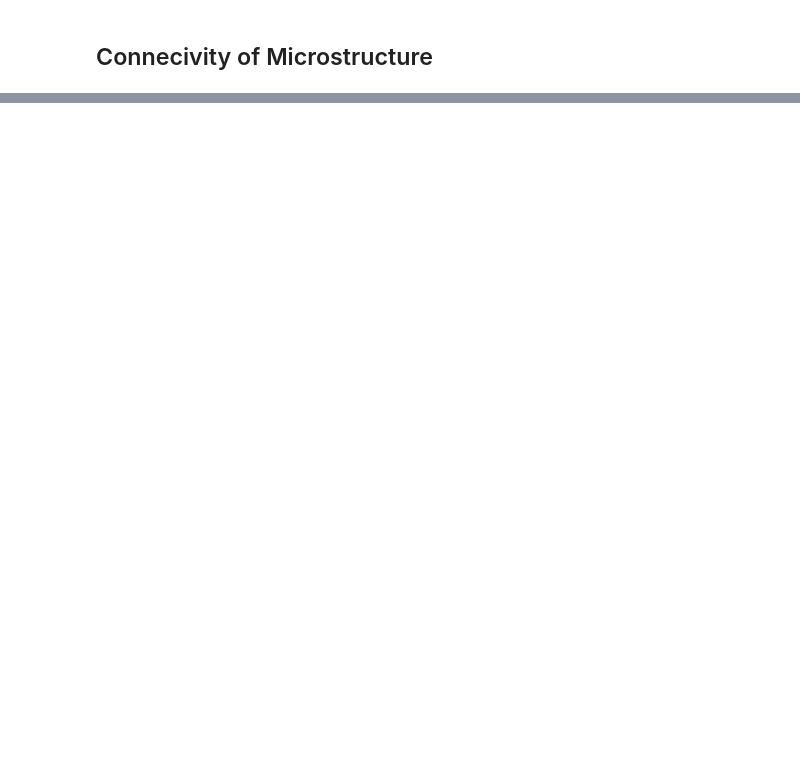
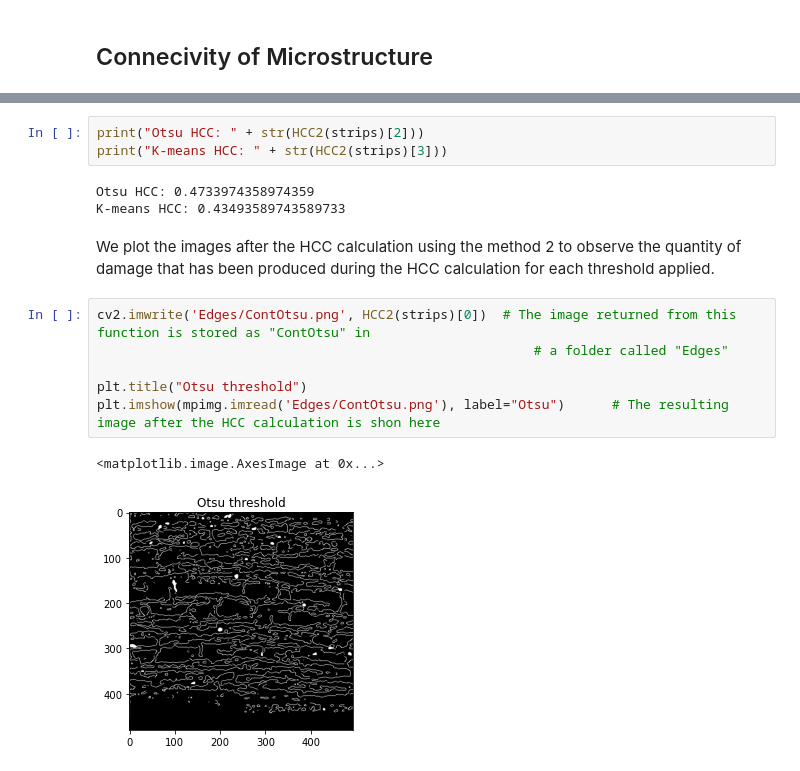
Before and after one commit to MATS64664-2021-Group-2/Hydride-Connect-Group-2, a Jupyter notebook: Job_script/Workflow_Group2.ipynb, the cells around one changed output, grey strips where cells are left out. Drawn from its saved outputs; the diff is of its cells as text; blank space fills up the shorter version.

```diff
--- a/Job_script/Workflow_Group2.ipynb
+++ b/Job_script/Workflow_Group2.ipynb
@@ -320,0 +148,17 @@ True
+# %%
+print("Otsu HCC: " + str(HCC2(strips)[2]))
+print("K-means HCC: " + str(HCC2(strips)[3]))
+# %% [output]
+Otsu HCC: 0.4733974358974359
+K-means HCC: 0.43493589743589733
+# %% [markdown]
+We plot the images after the HCC calculation using the method 2 to observe the quantity of damage that has been produced during the HCC calculation for each threshold applied.
+# %%
+cv2.imwrite('Edges/ContOtsu.png', HCC2(strips)[0])  # The image returned from this function is stored as "ContOtsu" in
+                                                        # a folder called "Edges"
+
+plt.title("Otsu threshold")
+plt.imshow(mpimg.imread('Edges/ContOtsu.png'), label="Otsu")      # The resulting image after the HCC calculation is shon here
+# %% [output]
+<matplotlib.image.AxesImage at 0x...>
+[figure, added]
```
Also changed, not shown: parts of 28 cells of this notebook.
